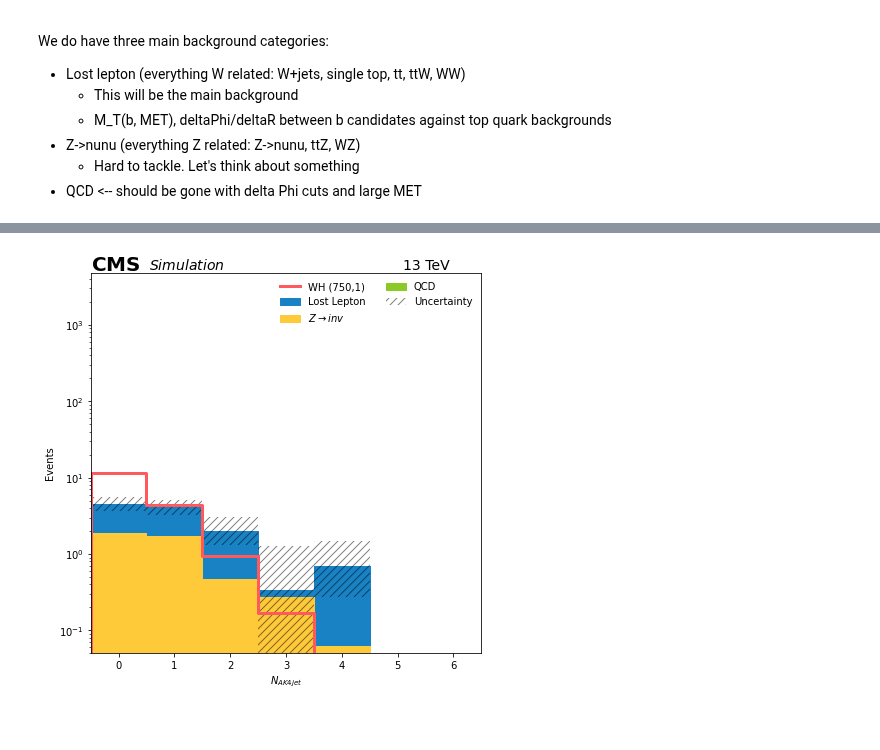
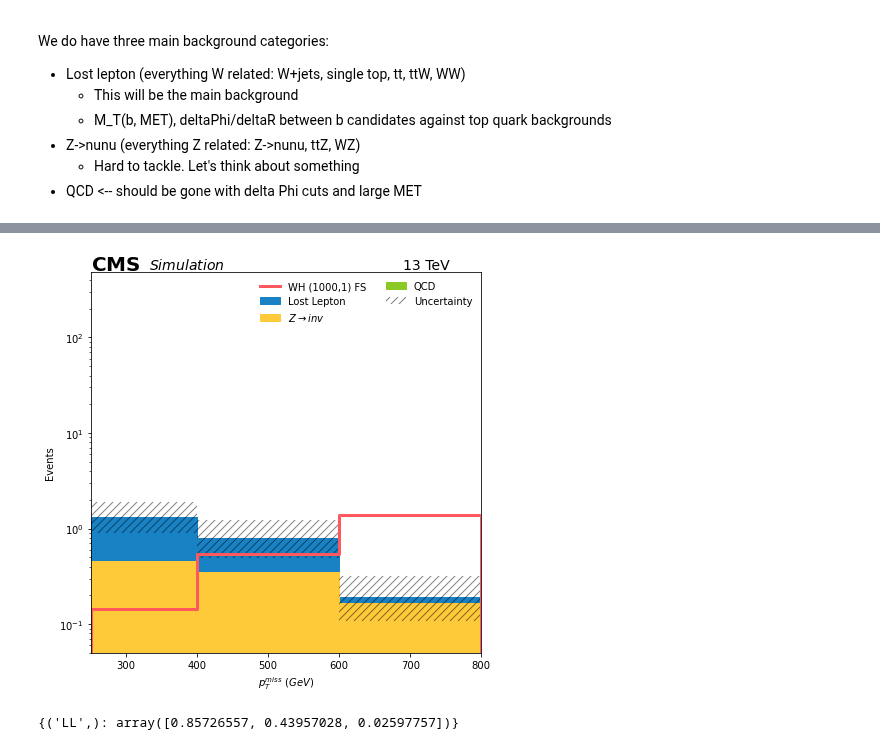
Before and after one commit to mirandabryson/tW_scattering, a Jupyter notebook: notebooks/WH_hadronic.ipynb, the cells around one changed output, grey strips where cells are left out. Saved outputs shown, nothing was run; the diff lists cells and outputs as text; code cells hidden in the pictures; blank space fills up the shorter version.

```diff
--- a/notebooks/WH_hadronic.ipynb
+++ b/notebooks/WH_hadronic.ipynb
@@ -651,6 +547,7 @@ bins = {\
     'N_W':      {'axis': 'multiplicity',  'overflow':'over',  'bins': hist.Bin('multiplicity', r'$N_{W-tag}$', 5, -0.5, 4.5)},
 
     'MET_pt':   {'axis': 'pt',      'overflow':'over',  'bins': hist.Bin('pt', r'$p_{T}^{miss}\ (GeV)$', 20, 0, 800)},
+    'MET_pt_SR':   {'axis': 'pt',      'overflow':'over',  'bins': hist.Bin('pt', r'$p_{T}^{miss}\ (GeV)$', np.array([250,400,600]))},
     'HT':       {'axis': 'ht',      'overflow':'over',  'bins': hist.Bin('pt', r'$H_{T} (AK4 jets) \ (GeV)$', 25, 0, 2000)},
     'W_pt':     {'axis': 'pt',      'overflow':'over',  'bins': hist.Bin('pt', r'$p_{T} (W-tag)$', 8, 200, 600)},
     'W_eta':    {'axis': 'eta',     'overflow':'over',  'bins': hist.Bin('eta', r'$\eta (W-tag)$', 15, -5.5, 5.5)},
@@ -716,32 +613,36 @@ def saveFig( fig, ax, rax, path, name, scale='linear', shape=False, y_max=-1 ):
 # %%
 # Make some of the plots
 
 plotDir = '/home/users/dspitzba/public_html/dump/WH_had/'
 finalizePlotDir(plotDir)
 
 if True:
-    name = 'N_AK4_SR'
+    name = 'MET_pt_SR'
 
     histogram = output[name]
 
     axis = bins[name]['axis']
     histogram = histogram.rebin(axis, bins[name]['bins'])
 
     y_max = histogram.sum("dataset").values(overflow='all')[()].max()
     y_over = histogram.sum("dataset").values(overflow='all')[()][-1]
 
     import re
-    bkgonly = re.compile('(?!mC750_l1)')
+    bkgonly = re.compile('(?!1000_1_scan)')
     notdata = re.compile('(?!pseudodata)')
-    notsignal = re.compile('(?!mC750_l1)')
+    notsignal = re.compile('(?!1000_1_scan)')
 
     fig, ax = plt.subplots(1,1,figsize=(7,7))
 
     # get axes
     hist.plot1d(histogram[bkgonly], overlay="dataset", ax=ax, stack=True, overflow=bins[name]['overflow'], clear=False, line_opts=None, fill_opts=fill_opts, error_opts=error_opts, order=['QCD', 'ZNuNu', 'LL']) #error_opts??
-    hist.plot1d(histogram['mC750_l1'], overlay="dataset", ax=ax, overflow=bins[name]['overflow'], line_opts={'linewidth':3}, clear=False)
+    hist.plot1d(histogram['1000_1_scan'], overlay="dataset", ax=ax, overflow=bins[name]['overflow'], line_opts={'linewidth':3}, clear=False)
 
     for l in ['log']:
         saveFig(fig, ax, None, plotDir, name, scale=l, shape=False, y_max=y_max)
 # %% [output]
-[figure, old version]
+[figure, new version]
+# %%
+histogram['LL'].values(overflow='over')
+# %% [output]
+{('LL',): array([0.85726557, 0.43957028, 0.02597757])}
```
Also changed, not shown: parts of 10 cells of this notebook, 5 other files.
